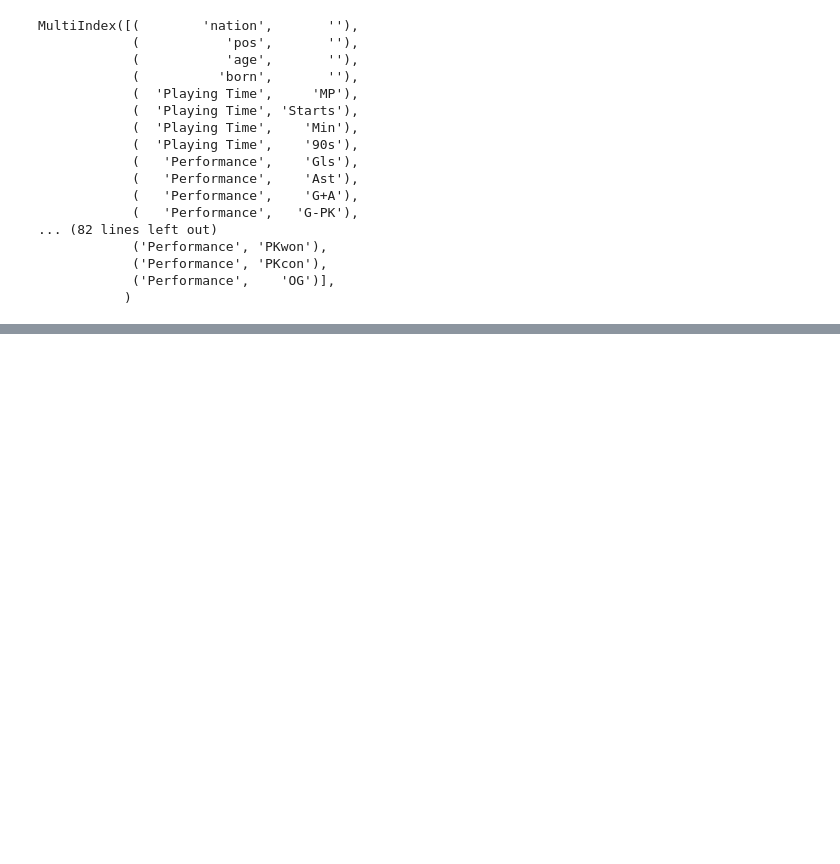
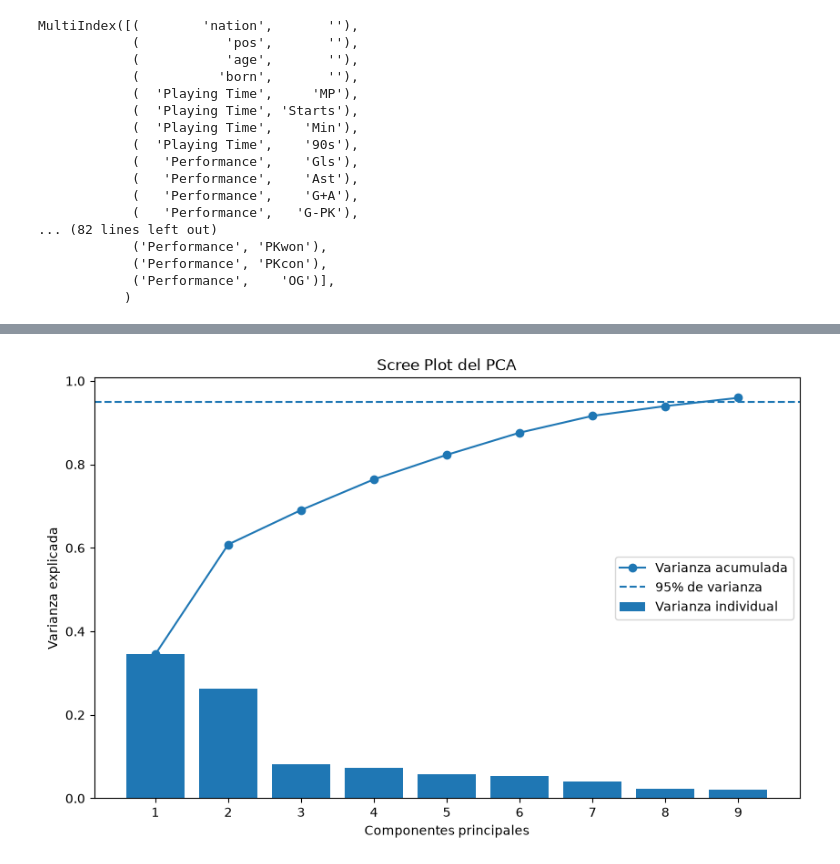
Before and after one commit to javierbernallou/football_scouting, a Jupyter notebook: testing.ipynb, the cells around one changed output, grey strips where cells are left out. Saved outputs shown, nothing was run; the diff lists cells and outputs as text; code cells hidden in the pictures; blank space fills up the shorter version.

Commit message:
Pca_inicial creado, con FBref data, pre adicion club elo y valor contractual de jugador

```diff
--- a/testing.ipynb
+++ b/testing.ipynb
@@ -199,0 +303,13 @@ MergeError: Passing 'suffixes' which cause duplicate columns {('nation_x', ''),
+# %%
+df_num = df_pca_data.select_dtypes(include=['number'])
+df_num.index = df_sin_porteros['player']
+# %%
+df_num = df_num.dropna(axis=1)
+# %%
+scaler = StandardScaler()
+df_scaled = scaler.fit_transform(df_num)
+# %%
+pca = PCA(n_components=0.95)
+df_pca= pca.fit_transform(df_scaled)
+
+print(pca.n_components_)
@@ -199,0 +343,37 @@ MergeError: Passing 'suffixes' which cause duplicate columns {('nation_x', ''),
+# %%
+import numpy as np
+import matplotlib.pyplot as plt
+
+varianza = pca.explained_variance_ratio_
+acumulada = np.cumsum(varianza)
+
+plt.figure(figsize=(10, 6))
+
+plt.bar(
+    range(1, len(varianza) + 1),
+    varianza,
+    label="Varianza individual"
+)
+
+plt.plot(
+    range(1, len(acumulada) + 1),
+    acumulada,
+    marker="o",
+    label="Varianza acumulada"
+)
+
+plt.axhline(
+    0.95,
+    linestyle="--",
+    label="95% de varianza"
+)
+
+plt.xlabel("Componentes principales")
+plt.ylabel("Varianza explicada")
+plt.title("Scree Plot del PCA")
+plt.xticks(range(1, len(varianza) + 1))
+plt.legend()
+
+plt.show()
+# %% [output]
+[figure, added]
```
Also changed, not shown: parts of 13 cells of this notebook.
